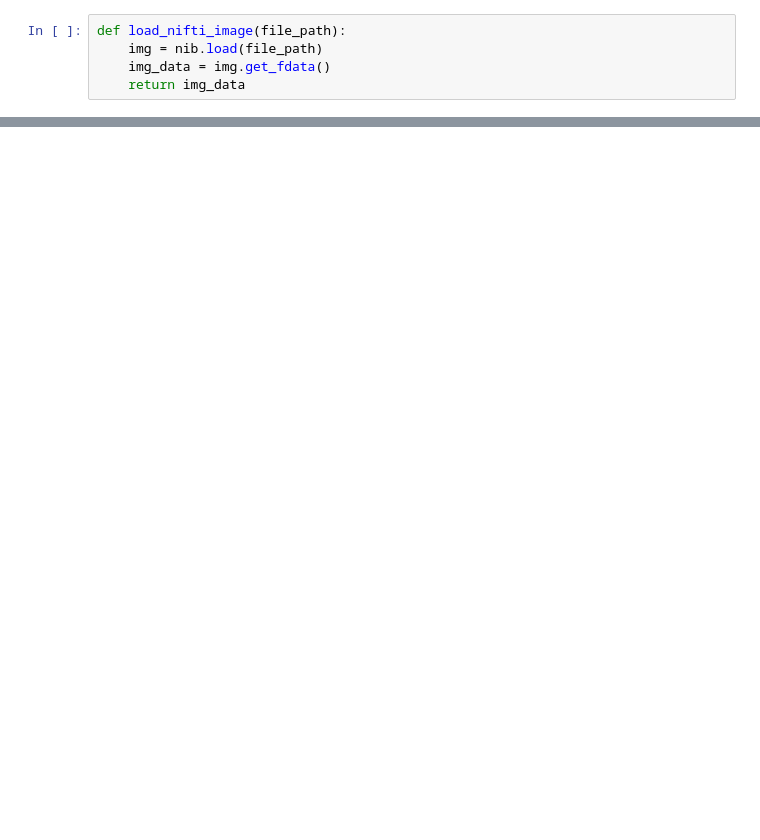
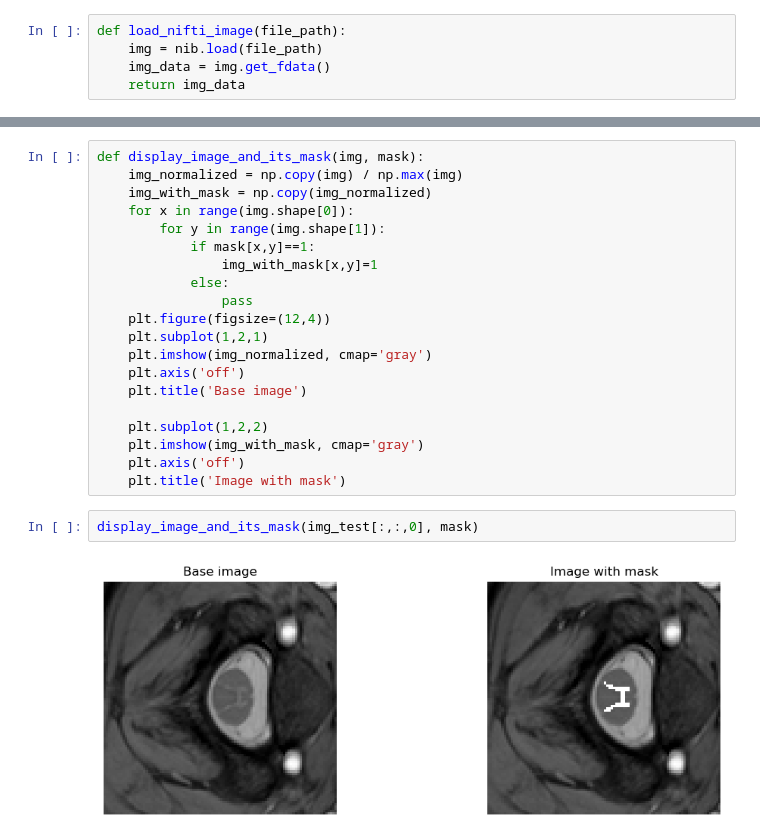
Before and after one commit to Clement1103/data_science_projects, a Jupyter notebook: DL_projects/spinal_cord_segmentation/gray_matter_segmentation.ipynb, the cells around one changed output, grey strips where cells are left out. Drawn from its saved outputs; the diff is of its cells as text; blank space fills up the shorter version.

```diff
--- a/DL_projects/spinal_cord_segmentation/gray_matter_segmentation.ipynb
+++ b/DL_projects/spinal_cord_segmentation/gray_matter_segmentation.ipynb
@@ -19,0 +54,24 @@ for k in range(3):
+# %%
+def display_image_and_its_mask(img, mask):
+    img_normalized = np.copy(img) / np.max(img)
+    img_with_mask = np.copy(img_normalized)
+    for x in range(img.shape[0]):
+        for y in range(img.shape[1]):
+            if mask[x,y]==1:
+                img_with_mask[x,y]=1
+            else:
+                pass
+    plt.figure(figsize=(12,4))
+    plt.subplot(1,2,1)
+    plt.imshow(img_normalized, cmap='gray')
+    plt.axis('off')
+    plt.title('Base image')
+
+    plt.subplot(1,2,2)
+    plt.imshow(img_with_mask, cmap='gray')
+    plt.axis('off')
+    plt.title('Image with mask')
+# %%
+display_image_and_its_mask(img_test[:,:,0], mask)
+# %% [output]
+[figure, added]
```
Also changed, not shown: parts of 9 cells of this notebook.
